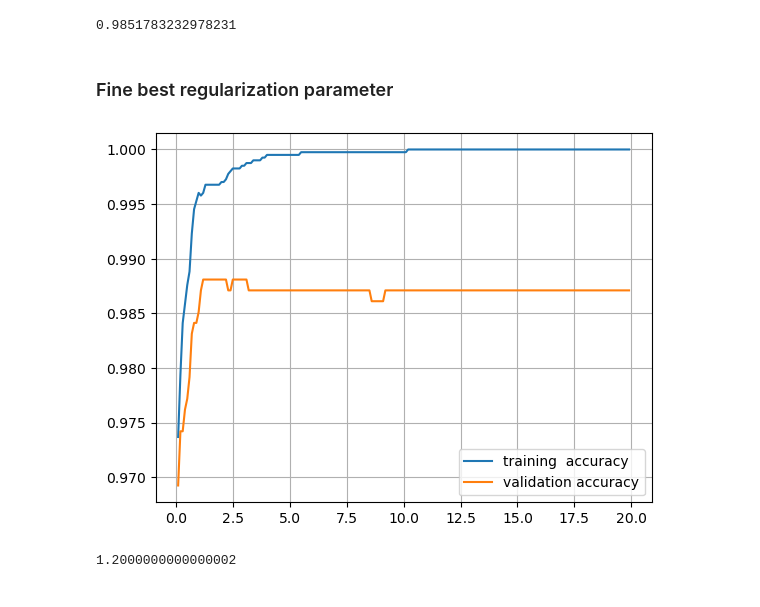
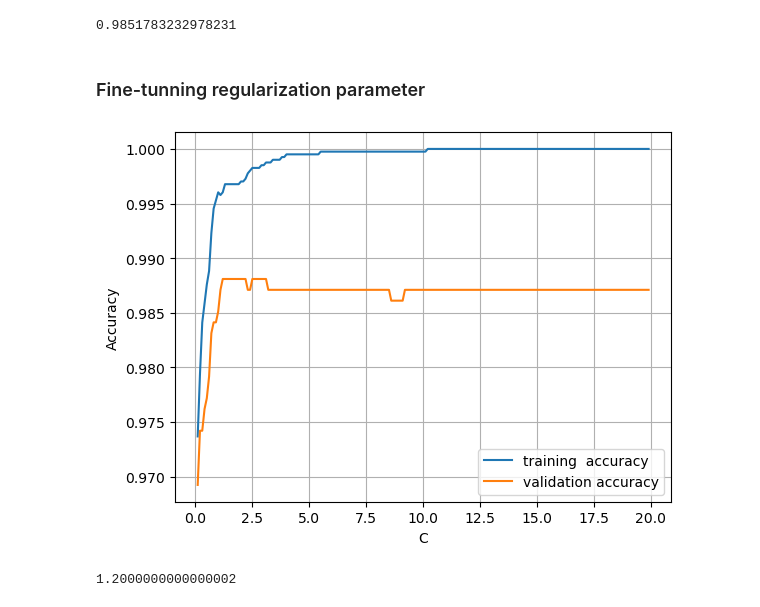
Before and after one commit to ErfanRasti/MachineLearningProjects, a Jupyter notebook: SupportVectorMachines/AnuranFamiliesRecognition.ipynb, the cells around one changed output. Cells and saved outputs as stored; diff of their text form; code cells hidden in the pictures.

Commit message:
Fine-tunning c parameter on RBF kernel

```diff
--- a/SupportVectorMachines/AnuranFamiliesRecognition.ipynb
+++ b/SupportVectorMachines/AnuranFamiliesRecognition.ipynb
@@ -133,7 +133,7 @@ poly_SVM.score(test_data, test_targets)
 # %% [output]
 0.9851783232978231
 # %% [markdown]
-### Fine best regularization parameter
+### Fine-tunning regularization parameter
 # %%
 
 train_data_splitted, val_data, train_targets_splitted, val_targets = \
@@ -159,12 +159,14 @@ for c in C_list:
 # %%
 plt.figure()
 plt.plot(C_list, train_acc, label='training  accuracy')
 plt.plot(C_list, val_acc, label='validation accuracy')
+plt.xlabel('C')
+plt.ylabel('Accuracy')
 plt.legend()
 plt.grid()
 plt.show()
 # %% [output]
-[figure, old version]
+[figure, new version]
 # %%
 best_C
 # %% [output]
```
Also changed, not shown: parts of 3 cells of this notebook.
